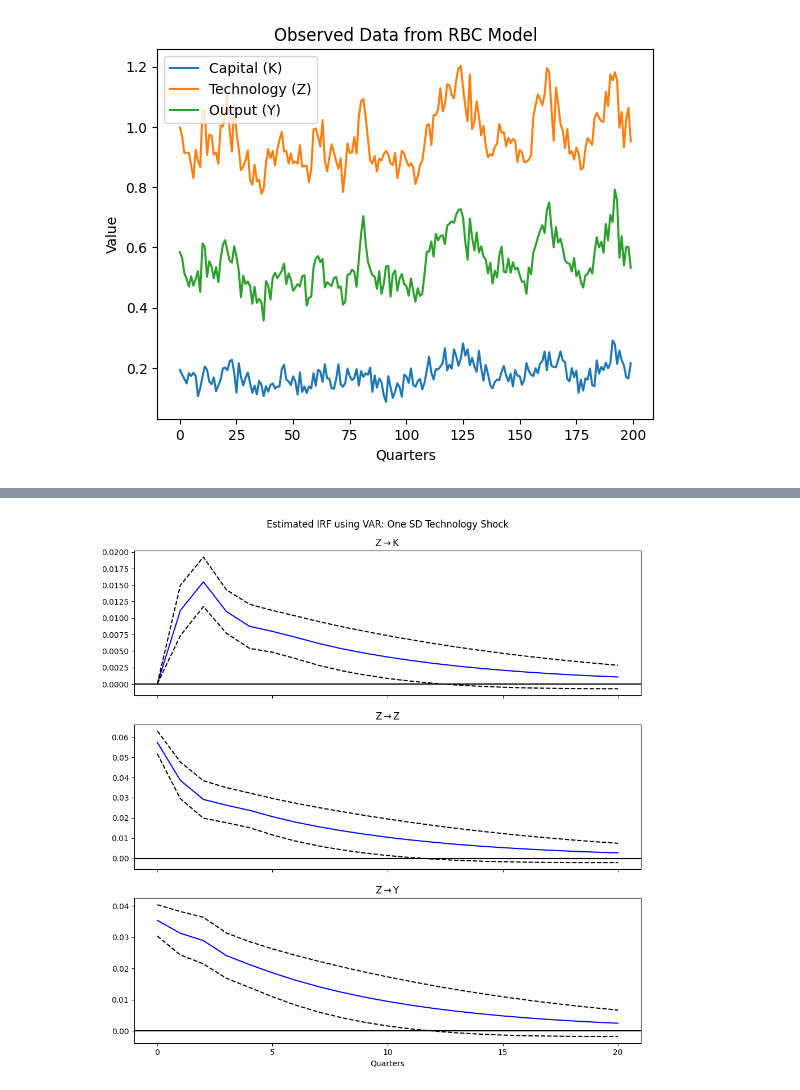
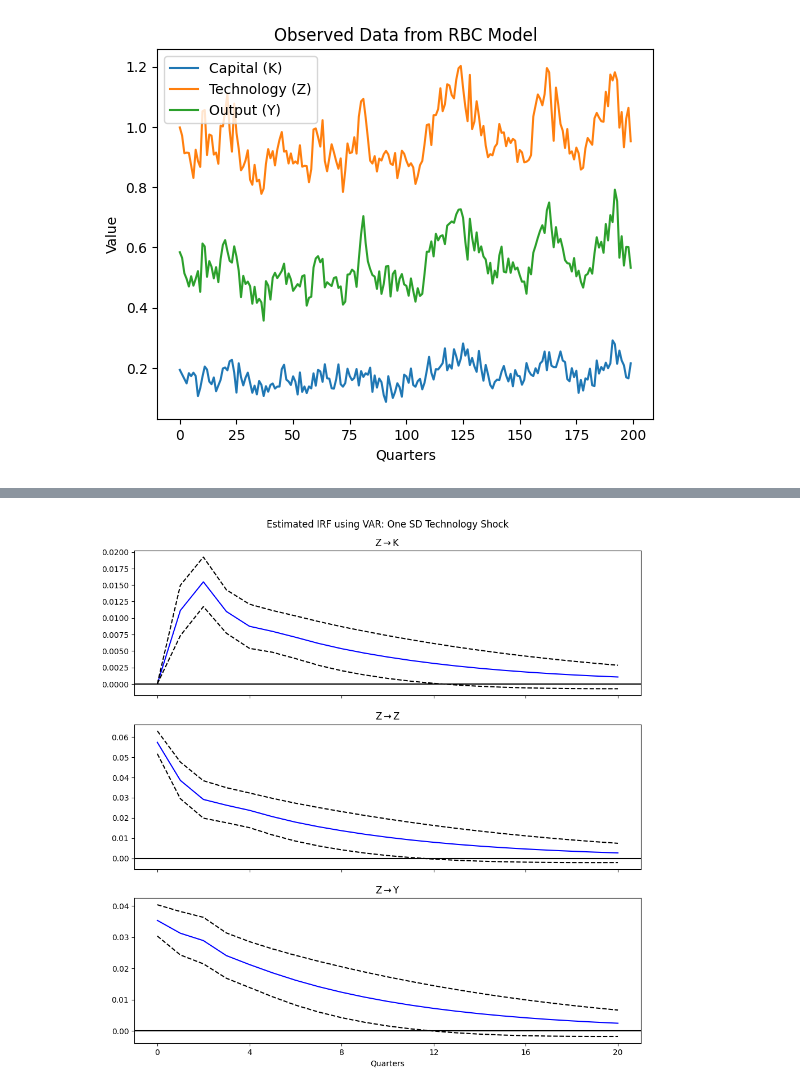
Before and after one commit to matt-dot-k/econ-622-project, a Jupyter notebook: simple_RBC.ipynb, the cells around one changed output, grey strips where cells are left out. Saved outputs shown, nothing was run; the diff lists cells and outputs as text; code cells hidden in the pictures.

```diff
--- a/simple_RBC.ipynb
+++ b/simple_RBC.ipynb
@@ -98,17 +98,17 @@ plt.show()
 # %%
 # estimated IRF using VAR model on observed data
 def estimate_irf(data, q):
     model = VAR(data)
     results = model.fit(ic="aic")
     irf = results.irf(q)
     return irf
 VAR_irf = estimate_irf(observed_data, q)
 VAR_irf.plot(orth=True, impulse = "Z")
 plt.suptitle("Estimated IRF using VAR: One SD Technology Shock")
 plt.xlabel("Quarters")
-plt.xticks(range(0, q+1, 5))
+plt.xticks(range(0, q+1, 4))
 plt.show()
 # %% [output]
-[figure, old version]
+[figure, new version]
 # %%
 # estimated IRF using SLP model on observed data
```
Also changed, not shown: parts of 1 cell of this notebook, 1 other file.
